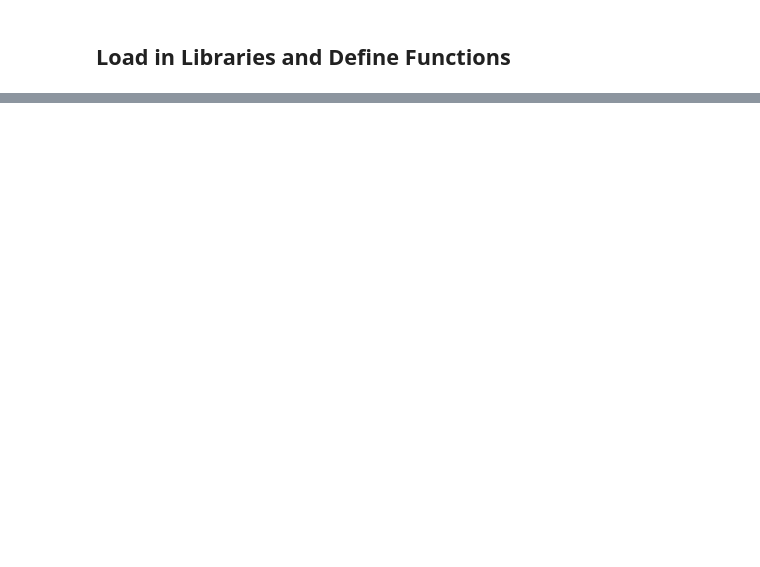
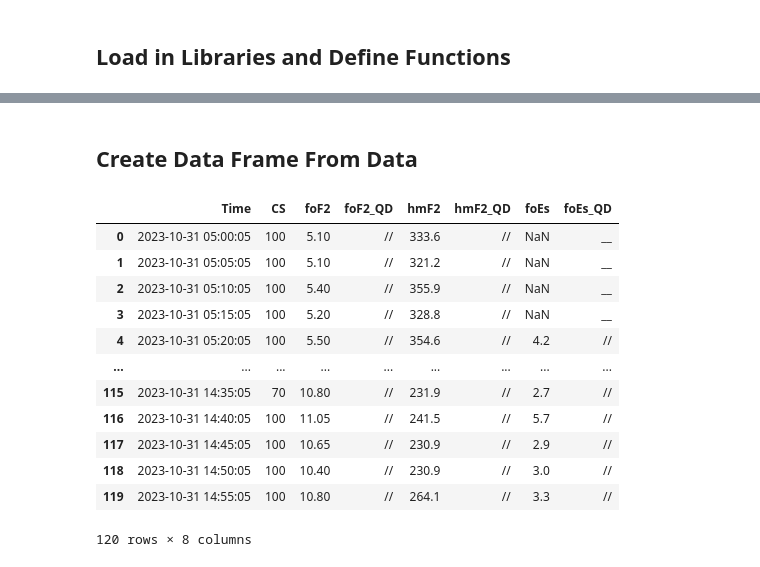
Before and after one commit to w2naf/wa5frf_chirp_analysis, a Jupyter notebook: Ionosode_Plotter.ipynb, the cells around one changed output, grey strips where cells are left out. Saved outputs shown, nothing was run; the diff lists cells and outputs as text; code cells hidden in the pictures; blank space fills up the shorter version.

```diff
--- a/Ionosode_Plotter.ipynb
+++ b/Ionosode_Plotter.ipynb
@@ -375,0 +51,3 @@ plot_sig(env_2,title=fname,tlim=tlim,fft=True,flim=(0,100))
+# %%
+# Specify where you want the data stored.
+data_dir = 'digisonde_data'
@@ -375,0 +101,9 @@ plot_sig(env_2,title=fname,tlim=tlim,fft=True,flim=(0,100))
+# %%
+# Format filename
+fName = []
+fName.append(ursiCode)
+fName.append(sTime.strftime('%Y%m%d.%H%M')+'-'+eTime.strftime('%Y%m%d.%H%M'))
+fName.append('_'.join(params))
+fName = '_'.join(fName)+'.txt'
+
+fPath = os.path.join(data_dir,fName)
@@ -375,0 +113,2 @@ plot_sig(env_2,title=fname,tlim=tlim,fft=True,flim=(0,100))
+# %% [markdown]
+## Create Data Frame From Data
@@ -375,0 +135,16 @@ plot_sig(env_2,title=fname,tlim=tlim,fft=True,flim=(0,100))
+# %%
+df
+# %% [output]
+|  | Time | CS | foF2 | foF2_QD | hmF2 | hmF2_QD | foEs | foEs_QD |
+| 0 | 2023-10-31 05:00:05 | 100 | 5.10 | // | 333.6 | // | NaN | __ |
+| 1 | 2023-10-31 05:05:05 | 100 | 5.10 | // | 321.2 | // | NaN | __ |
+| 2 | 2023-10-31 05:10:05 | 100 | 5.40 | // | 355.9 | // | NaN | __ |
+| 3 | 2023-10-31 05:15:05 | 100 | 5.20 | // | 328.8 | // | NaN | __ |
+| 4 | 2023-10-31 05:20:05 | 100 | 5.50 | // | 354.6 | // | 4.2 | // |
+| ... | ... | ... | ... | ... | ... | ... | ... | ... |
+| 115 | 2023-10-31 14:35:05 | 70 | 10.80 | // | 231.9 | // | 2.7 | // |
+| 116 | 2023-10-31 14:40:05 | 100 | 11.05 | // | 241.5 | // | 5.7 | // |
+| 117 | 2023-10-31 14:45:05 | 100 | 10.65 | // | 230.9 | // | 2.9 | // |
+| 118 | 2023-10-31 14:50:05 | 100 | 10.40 | // | 230.9 | // | 3.0 | // |
+| 119 | 2023-10-31 14:55:05 | 100 | 10.80 | // | 264.1 | // | 3.3 | // |
+120 rows × 8 columns
```
Also changed, not shown: parts of 49 cells of this notebook.
